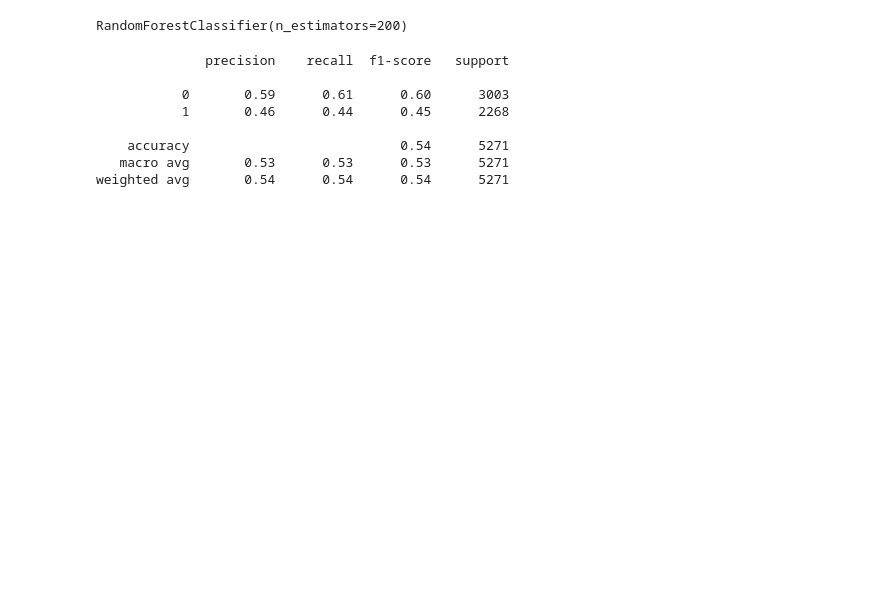
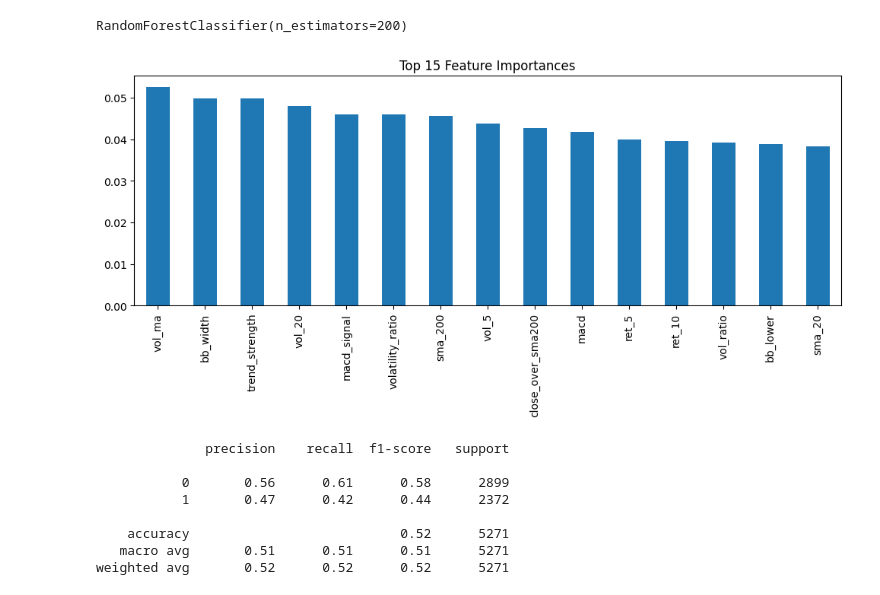
Before and after one commit to ppts2545/US-Stock-AI-Engine, a Jupyter notebook: notebook/model/baseline.ipynb, the cells around one changed output. Saved outputs shown, nothing was run; the diff lists cells and outputs as text; code cells hidden in the pictures; blank space fills up the shorter version.

```diff
--- a/notebook/model/baseline.ipynb
+++ b/notebook/model/baseline.ipynb
@@ -3,11 +3,10 @@ import pandas as pd
 
 df = pd.read_csv("../../data/processed/features/features_all.csv", parse_dates=["Date"])
 # %%
-features = [col for col in df.columns if col not in ["Date", "symbol", "target"]]
+features = [col for col in df.columns if col not in ["Date", "symbol", "target",
+                                                      "Open", "High", "Low", "Close", "Volume"]]
 
 X = df[features]
-
-df["target"] = (df["Close"].shift(-10) / df["Close"] - 1 > 0.02).astype(int)
 y = df["target"]
 # %%
 train = df[df["Date"] < "2022-01-01"]
@@ -25,6 +24,19 @@ model = RandomForestClassifier(n_estimators=200)
 model.fit(X_train, y_train)
 # %% [output]
 RandomForestClassifier(n_estimators=200)
+# %%
+import matplotlib.pyplot as plt
+
+# Feature importance
+importances = pd.Series(model.feature_importances_, index=features).sort_values(ascending=False)
+
+plt.figure(figsize=(10, 5))
+importances.head(15).plot(kind="bar")
+plt.title("Top 15 Feature Importances")
+plt.tight_layout()
+plt.show()
+# %% [output]
+[figure, added]
 # %%
 from sklearn.metrics import classification_report
 
@@ -34,9 +46,9 @@ print(classification_report(y_test, pred))
 # %% [output]
               precision    recall  f1-score   support
 
-           0       0.59      0.61      0.60      3003
-           1       0.46      0.44      0.45      2268
+           0       0.56      0.61      0.58      2899
+           1       0.47      0.42      0.44      2372
 
-    accuracy                           0.54      5271
-   macro avg       0.53      0.53      0.53      5271
-weighted avg       0.54      0.54      0.54      5271
+    accuracy                           0.52      5271
+   macro avg       0.51      0.51      0.51      5271
+weighted avg       0.52      0.52      0.52      5271
```
Also changed, not shown: parts of 3 cells of this notebook, 27 other files.
